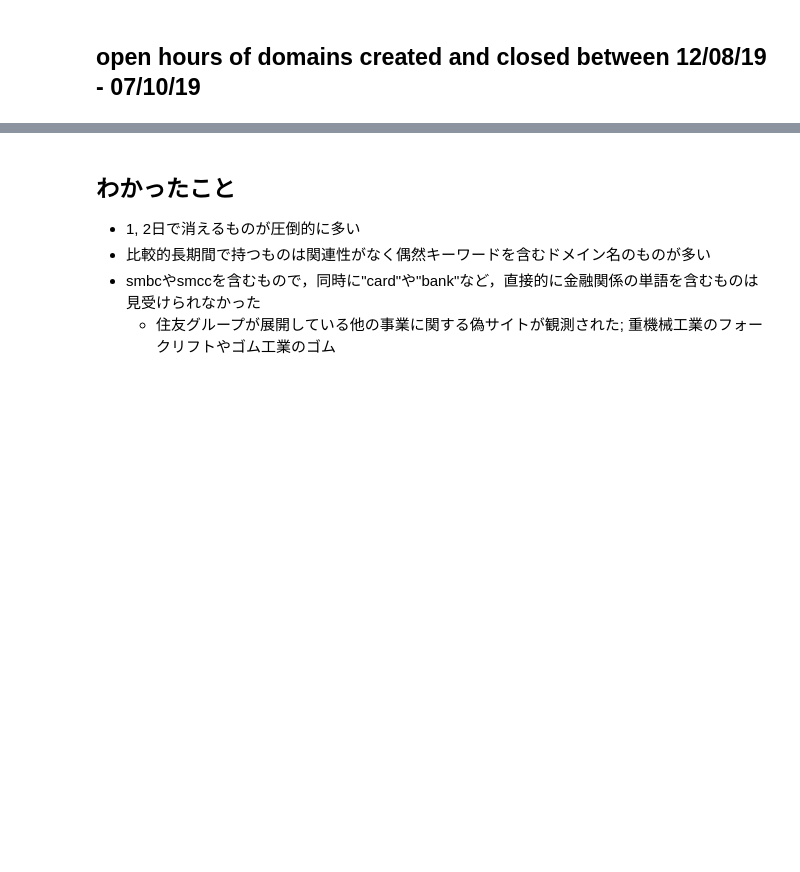
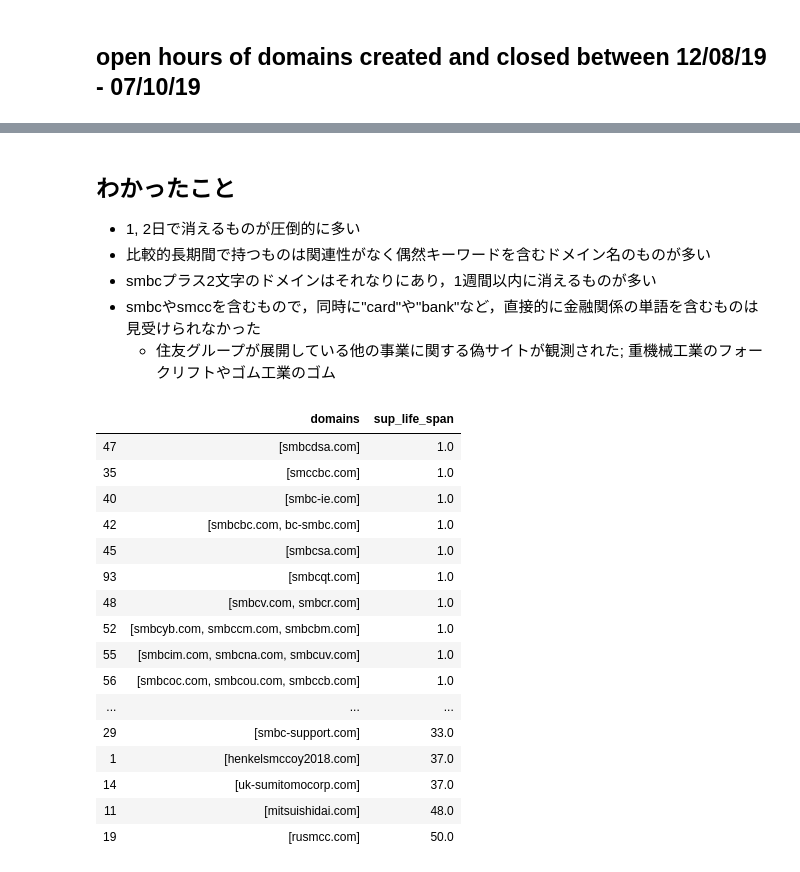
Before and after one commit to 1W1521375/jri_survey, a Jupyter notebook: jri_research_domains.ipynb, the cells around one changed output, grey strips where cells are left out. Drawn from its saved outputs; the diff is of its cells as text; code cells hidden in the pictures; blank space fills up the shorter version.

```diff
--- a/jri_research_domains.ipynb
+++ b/jri_research_domains.ipynb
@@ -108,5 +108,27 @@ df_counts.plot.bar(title = "Distribution of sup life span of relevant ephemeral
 ## わかったこと
 - 1, 2日で消えるものが圧倒的に多い
 - 比較的長期間で持つものは関連性がなく偶然キーワードを含むドメイン名のものが多い
+- smbcプラス2文字のドメインはそれなりにあり，1週間以内に消えるものが多い
 - smbcやsmccを含むもので，同時に"card"や"bank"など，直接的に金融関係の単語を含むものは見受けられなかった
     - 住友グループが展開している他の事業に関する偽サイトが観測された; 重機械工業のフォークリフトやゴム工業のゴム
+# %%
+pd.set_option('display.max_rows', 100)
+df
+# %% [output]
+|  | domains | sup_life_span |
+| 47 | [smbcdsa.com] | 1.0 |
+| 35 | [smccbc.com] | 1.0 |
+| 40 | [smbc-ie.com] | 1.0 |
+| 42 | [smbcbc.com, bc-smbc.com] | 1.0 |
+| 45 | [smbcsa.com] | 1.0 |
+| 93 | [smbcqt.com] | 1.0 |
+| 48 | [smbcv.com, smbcr.com] | 1.0 |
+| 52 | [smbcyb.com, smbccm.com, smbcbm.com] | 1.0 |
+| 55 | [smbcim.com, smbcna.com, smbcuv.com] | 1.0 |
+| 56 | [smbcoc.com, smbcou.com, smbccb.com] | 1.0 |
+| ... | ... | ... |
+| 29 | [smbc-support.com] | 33.0 |
+| 1 | [henkelsmccoy2018.com] | 37.0 |
+| 14 | [uk-sumitomocorp.com] | 37.0 |
+| 11 | [mitsuishidai.com] | 48.0 |
+| 19 | [rusmcc.com] | 50.0 |
```
Also changed, not shown: parts of 2 cells of this notebook.
